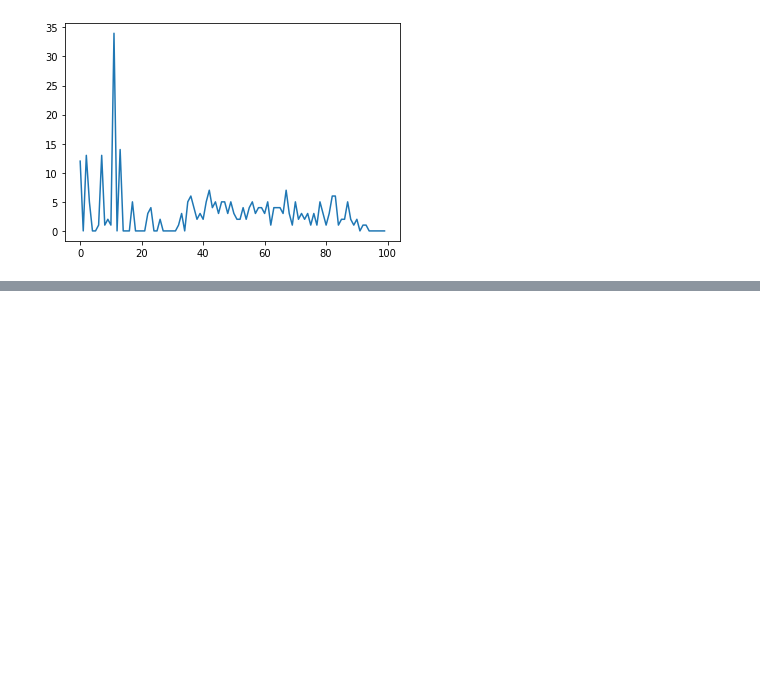
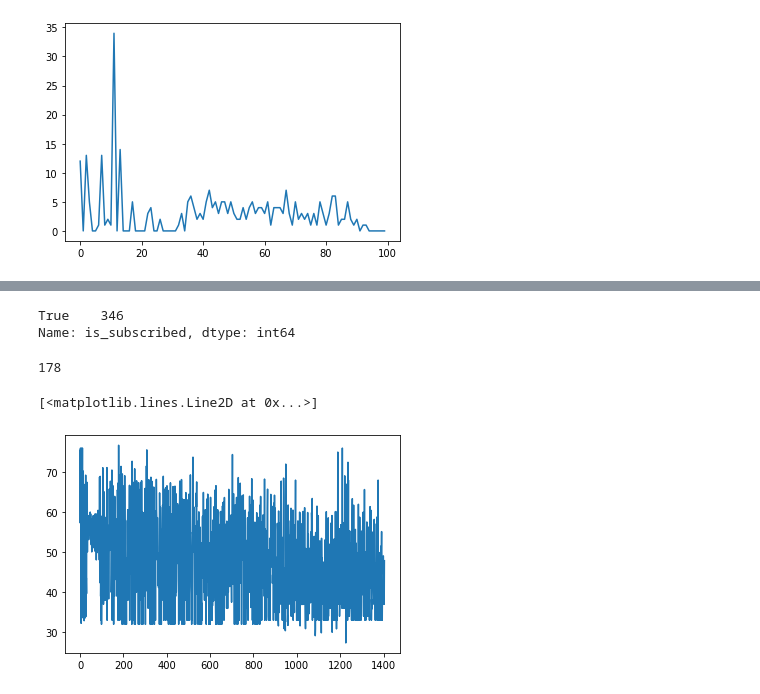
Before and after one commit to Umang-Lodaya/Big-Data-Bandits_Clash-Of-Codes, a Jupyter notebook: Swipe_Cleaning.ipynb, the cells around one changed output, grey strips where cells are left out. Drawn from its saved outputs; the diff is of its cells as text; code cells hidden in the pictures; blank space fills up the shorter version.

```diff
--- a/Swipe_Cleaning.ipynb
+++ b/Swipe_Cleaning.ipynb
@@ -527,0 +592,5 @@ plt.plot(list(matches.values())[:100])
+# %%
+users_df['is_subscribed'].value_counts()
+# %% [output]
+True    346
+Name: is_subscribed, dtype: int64
@@ -527,0 +599,35 @@ plt.plot(list(matches.values())[:100])
+# %%
+scores = {}
+for i in range(1405):
+    score = 0
+    if users['verified_at'].iloc[i]:
+        score += 10
+
+    if users['is_subscribed'].iloc[i]:
+        score += 20
+
+    # score += 5
+    score += users[comp100_profile].iloc[i, :].notna().sum()
+
+    score += min(matches[i] * 2, 10)
+
+    score += min(interaction_scaled.iloc[i, 0] * 100, 10) #P1
+    score += min(interaction_scaled.iloc[i, 1] * 100, 10) #P2
+
+    score += min(interaction_scaled.iloc[i, 2] * 100, 10) #P1 - DIS
+    score -= min(interaction_scaled.iloc[i, 3] * 100, 10) #P2 - DIS
+
+    score += min((interaction_scaled.iloc[i, 1] + interaction_scaled.iloc[i, 0]) * 100, 5)
+
+    # score += len(users['interests'].iloc[i].split(','))
+
+    scores[i] = score
+    if score == 76.70982763638715:
+        print(i)
+# %% [output]
+178
+# %%
+plt.plot(list(scores.values()))
+# %% [output]
+[<matplotlib.lines.Line2D at 0x...>]
+[figure, added]
```
Also changed, not shown: parts of 24 cells of this notebook.
